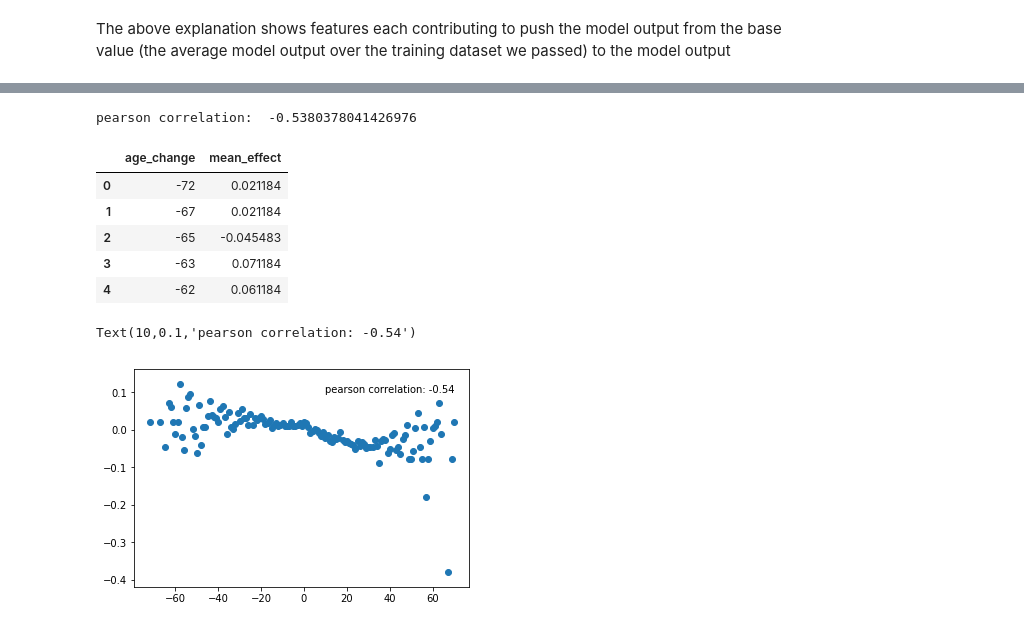
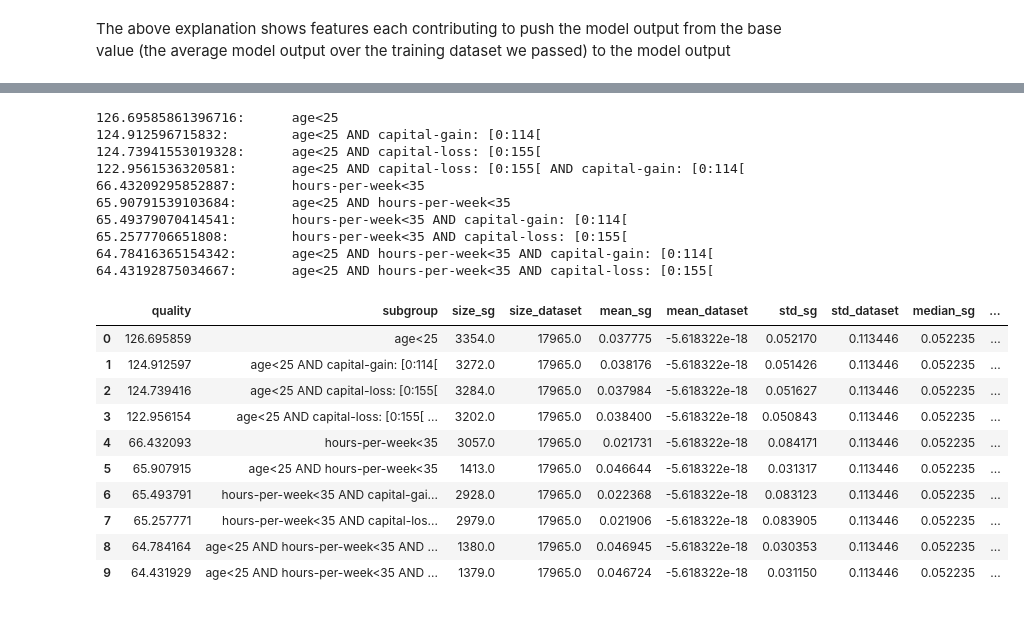
Before and after one commit to XiaoqiMa/Master-Thesis, a Jupyter notebook: Code/Jupyter-notebooks/age_permutation.ipynb, the cells around one changed output, grey strips where cells are left out. Drawn from its saved outputs; the diff is of its cells as text; code cells hidden in the pictures.

```diff
--- a/Code/Jupyter-notebooks/age_permutation.ipynb
+++ b/Code/Jupyter-notebooks/age_permutation.ipynb
@@ -93,3 +223,27 @@ data_shuffle = data_shuffle.sort_values('age_change', ascending=False)
+# %%
+subgroup_discovery(edu_increase, 'education-num')
+# %% [output]
+126.69585861396716:      age<25
+124.912596715832:        age<25 AND capital-gain: [0:114[
+124.73941553019328:      age<25 AND capital-loss: [0:155[
+122.9561536320581:       age<25 AND capital-loss: [0:155[ AND capital-gain: [0:114[
+66.43209295852887:       hours-per-week<35
+65.90791539103684:       age<25 AND hours-per-week<35
+65.49379070414541:       hours-per-week<35 AND capital-gain: [0:114[
+65.2577706651808:        hours-per-week<35 AND capital-loss: [0:155[
+64.78416365154342:       age<25 AND hours-per-week<35 AND capital-gain: [0:114[
+64.43192875034667:       age<25 AND hours-per-week<35 AND capital-loss: [0:155[
+|  | quality | subgroup | size_sg | size_dataset | mean_sg | mean_dataset | std_sg | std_dataset | median_sg | ... |
+| 0 | 126.695859 | age<25 | 3354.0 | 17965.0 | 0.037775 | -5.618322e-18 | 0.052170 | 0.113446 | 0.052235 | ... |
+| 1 | 124.912597 | age<25 AND capital-gain: [0:114[ | 3272.0 | 17965.0 | 0.038176 | -5.618322e-18 | 0.051426 | 0.113446 | 0.052235 | ... |
+| 2 | 124.739416 | age<25 AND capital-loss: [0:155[ | 3284.0 | 17965.0 | 0.037984 | -5.618322e-18 | 0.051627 | 0.113446 | 0.052235 | ... |
+| 3 | 122.956154 | age<25 AND capital-loss: [0:155[ ... | 3202.0 | 17965.0 | 0.038400 | -5.618322e-18 | 0.050843 | 0.113446 | 0.052235 | ... |
+| 4 | 66.432093 | hours-per-week<35 | 3057.0 | 17965.0 | 0.021731 | -5.618322e-18 | 0.084171 | 0.113446 | 0.052235 | ... |
+| 5 | 65.907915 | age<25 AND hours-per-week<35 | 1413.0 | 17965.0 | 0.046644 | -5.618322e-18 | 0.031317 | 0.113446 | 0.052235 | ... |
+| 6 | 65.493791 | hours-per-week<35 AND capital-gai... | 2928.0 | 17965.0 | 0.022368 | -5.618322e-18 | 0.083123 | 0.113446 | 0.052235 | ... |
+| 7 | 65.257771 | hours-per-week<35 AND capital-los... | 2979.0 | 17965.0 | 0.021906 | -5.618322e-18 | 0.083905 | 0.113446 | 0.052235 | ... |
+| 8 | 64.784164 | age<25 AND hours-per-week<35 AND ... | 1380.0 | 17965.0 | 0.046945 | -5.618322e-18 | 0.030353 | 0.113446 | 0.052235 | ... |
+| 9 | 64.431929 | age<25 AND hours-per-week<35 AND ... | 1379.0 | 17965.0 | 0.046724 | -5.618322e-18 | 0.031150 | 0.113446 | 0.052235 | ... |
 # %%
 # data_shuffle['age_change'] = data_shuffle['age'] - data['age']
 
@@ -104,23 +259,12 @@ data_shuffle = data_shuffle.sort_values('age_change', ascending=False)
 # %%
-grouped_data = data_shuffle.groupby(data_shuffle['age_change'])
-df_age = grouped_data[['deviation']].mean()
-df_effect = pd.DataFrame(df_age.index)
-df_effect['mean_effect'] = df_age['deviation'].values
-pear_corr = np.corrcoef(df_effect['age_change'].values, df_effect['mean_effect'].values)[0, 1]
-print('pearson correlation: ', pear_corr)
-df_effect.head()
+# grouped_data = data_shuffle.groupby(data_shuffle['age_change'])
+# df_age = grouped_data[['deviation']].mean()
+# df_effect = pd.DataFrame(df_age.index)
+# df_effect['mean_effect'] = df_age['deviation'].values
+# pear_corr = np.corrcoef(df_effect['age_change'].values, df_effect['mean_effect'].values)[0, 1]
+# print('pearson correlation: ', pear_corr)
+# df_effect.head()
-# %% [output]
-pearson correlation:  -0.5380378041426976
-|  | age_change | mean_effect |
-| 0 | -72 | 0.021184 |
-| 1 | -67 | 0.021184 |
-| 2 | -65 | -0.045483 |
-| 3 | -63 | 0.071184 |
-| 4 | -62 | 0.061184 |
 # %%
-fig, ax = plt.subplots()
-ax.scatter(df_effect['age_change'], df_effect['mean_effect'])
-ax.annotate('pearson correlation: {0}'.format(round(pear_corr, 2)), (10, 0.1))
+# fig, ax = plt.subplots()
+# ax.scatter(df_effect['age_change'], df_effect['mean_effect'])
+# ax.annotate('pearson correlation: {0}'.format(round(pear_corr, 2)), (10, 0.1))
-# %% [output]
-Text(10,0.1,'pearson correlation: -0.54')
-[figure, removed]
```
Also changed, not shown: parts of 17 cells of this notebook, 3 other files.
